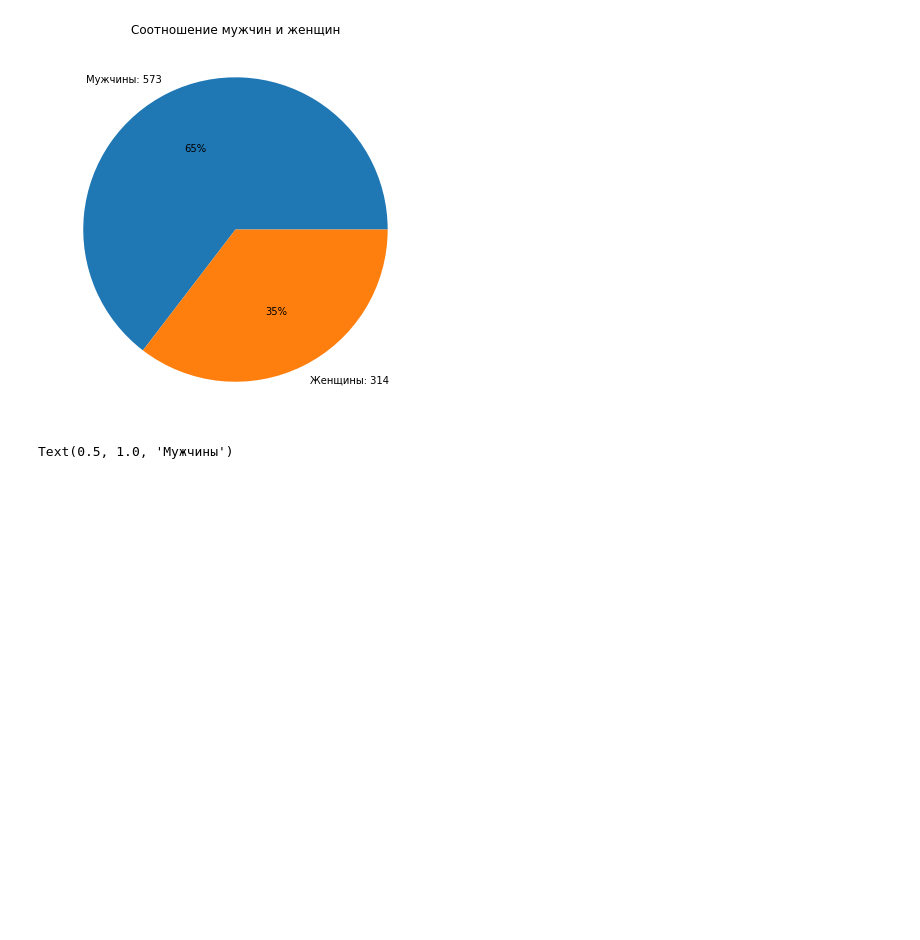
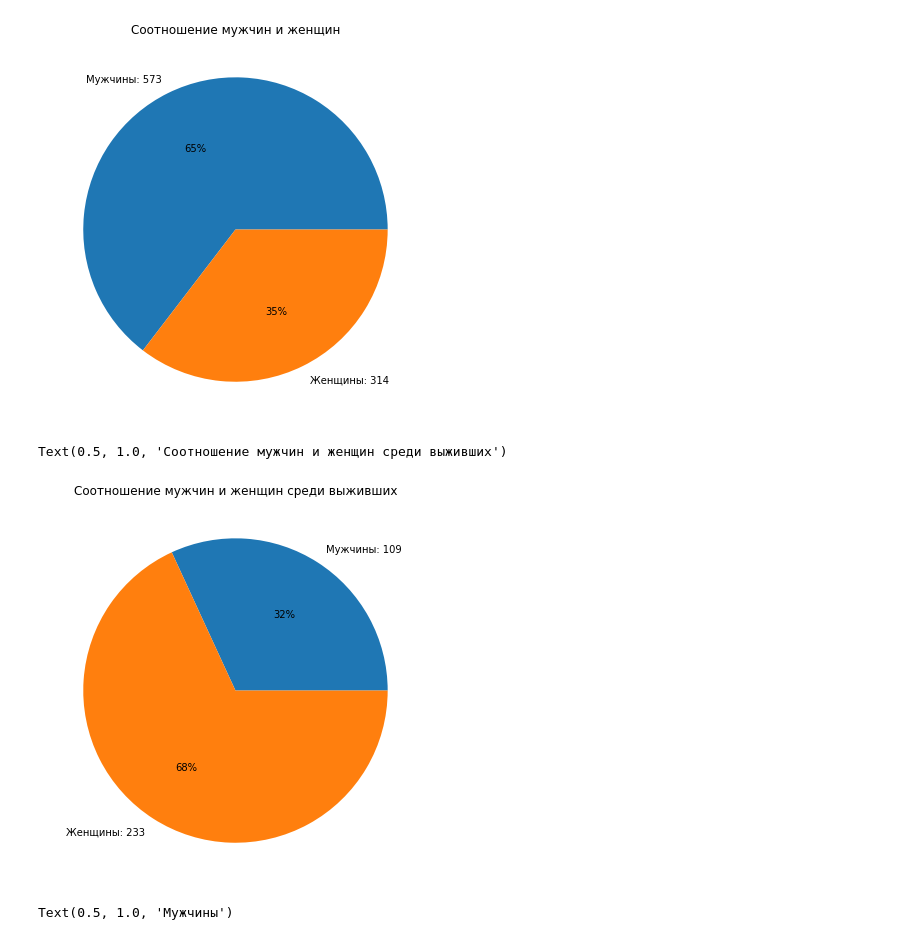
Before and after one commit to MaxBron/lab4, a Jupyter notebook: Untitled5.ipynb, the cells around one changed output. Cells and saved outputs as stored; diff of their text form; code cells hidden in the pictures; blank space fills up the shorter version.

```diff
--- a/Untitled5.ipynb
+++ b/Untitled5.ipynb
@@ -38,6 +38,16 @@ ax.set_title('Соотношение мужчин и женщин')
 # %% [output]
 Text(0.5, 1.0, 'Соотношение мужчин и женщин')
 [figure]
+# %%
+fig, ax = plt.subplots(figsize=(7,7))
+df = df[df['Survived'] == 1]
+x = [len(df[df['Sex'] == 'male']), len(df[df['Sex'] == 'female'])]
+labels = ['Мужчины: {0}'.format(len(df[df['Sex'] == 'male'])), 'Женщины: {0}'.format(len(df[df['Sex'] == 'female']))]
+ax.pie(x, labels=labels, autopct='%1.0f%%');
+ax.set_title('Соотношение мужчин и женщин среди выживших')
+# %% [output]
+Text(0.5, 1.0, 'Соотношение мужчин и женщин среди выживших')
+[figure, added]
 # %%
 fig, ax = plt.subplots(figsize=(7,7))
 df = df[df['Sex'] == 'male']
```
